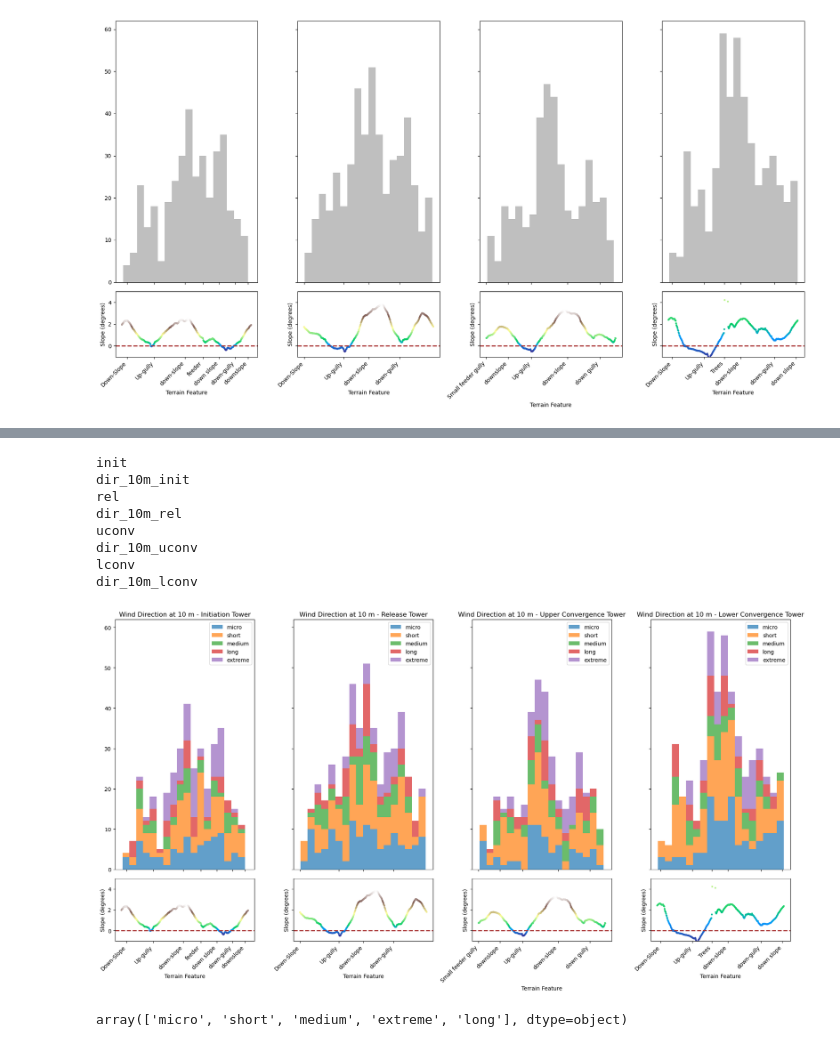
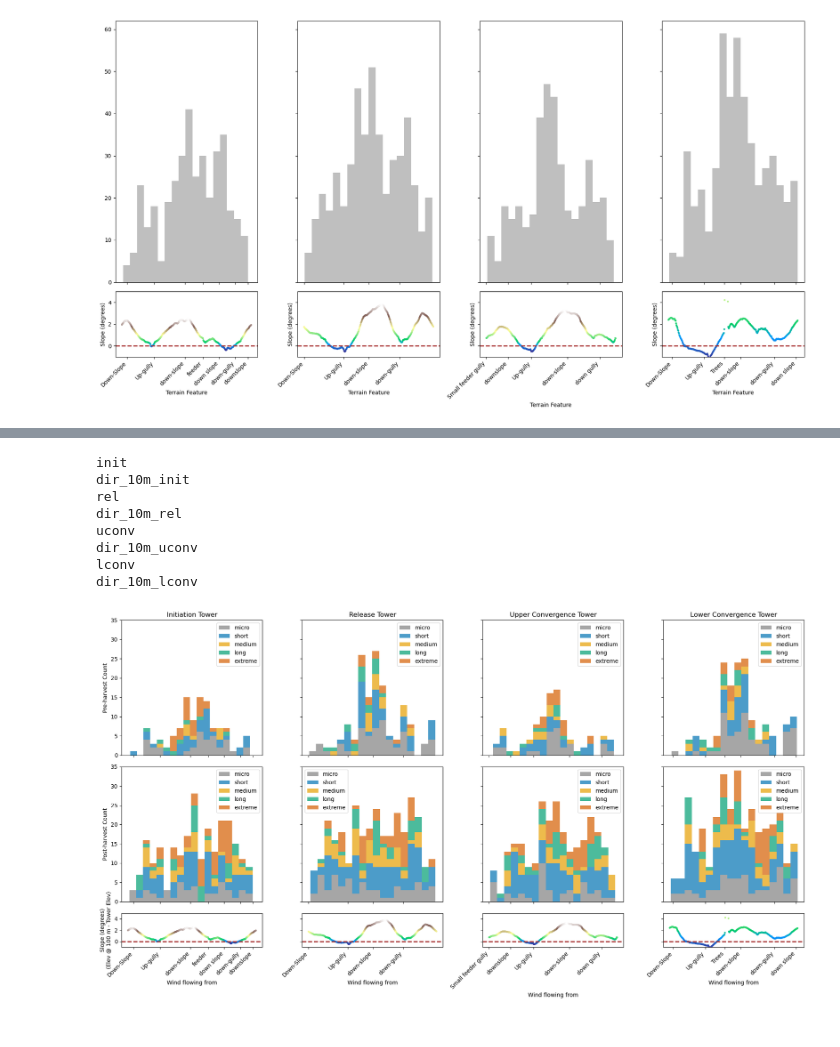
Before and after one commit to marositesUSC/SAVANT, a Jupyter notebook: topography.ipynb, the cells around one changed output, grey strips where cells are left out. Saved outputs shown, nothing was run; the diff lists cells and outputs as text; code cells hidden in the pictures.

Commit message:
Updattes for hist

```diff
--- a/topography.ipynb
+++ b/topography.ipynb
@@ -919,11 +980,11 @@ dir_10m_lconv
 # %%
 inv_classes = ['micro', 'short', 'medium', 'long', 'extreme']
+y_count_min_max = [0, 35]
 
 # plot two rows of subplots
 # Use the gridspec_kw argument to specify the height ratio of the rows
 fig, axes = plt.subplots(
-    2, 4, figsize=(18, 10), sharex='col', sharey='row',
-    gridspec_kw={'height_ratios': [1, 0.25]}
+    3, 4, figsize=(18, 10), sharex='col', sharey='row',    gridspec_kw={'height_ratios': [1, 1, 0.25]}
 )
 
 for ax, tower_key in zip(axes[0], towers.keys()):
@@ -932,52 +993,58 @@ for ax, tower_key in zip(axes[0], towers.keys()):
     print(dir_col)
     x = []
     for inv_class in inv_classes:
-        x.append(invdf[(invdf['Inv location'].str.lower().str.contains(tower_key[:-1])) & (invdf['Inv Class'].str.lower() == inv_class)][dir_col])
+        x.append(invdf[(invdf['Inv location'].str.lower().str.contains(tower_key[:-1])) & (invdf['Inv Class'].str.lower() == inv_class) & (invdf['harvest status']=='pre-harvest')][dir_col])
         # ax.hist(invdf[(invdf['Inv location'].str.lower().str.contains(tower_key[:-1])) & (invdf['Inv Class'].str.lower() == inv_class)][dir_col]
         #         , histtype='bar', stacked=True, bins=18, alpha=0.7, label=inv_class)
-    ax.hist(x, histtype='bar', stacked=True, bins=18, alpha=0.7, label=inv_classes)
-    ax.set_title(f'Wind Direction at 10 m - {towers[tower_key]["label"]}')
+    ax.hist(x, histtype='bar', stacked=True, bins=18, alpha=0.7, label=inv_classes, color=colors, density=False)
+    ax.set_title(f'{towers[tower_key]["label"]}') # (f'Frequency of Wind Direction at 10 m - {towers[tower_key]["label"]}')
     ax.legend()
-    # ax.hist(invdf[invdf['Inv location'].str.lower().str.contains(tower_key[:-1])][dir_col], bins=18, color='grey', alpha=0.5, label='All Inversions')
+    ax.set_ylim(y_count_min_max)
 
 
 for ax, tower_key in zip(axes[1], towers.keys()):
+    dir_col = [col for col in invdf.columns if tower_key[:-1] in col.lower() and 'dir_10m' in col.lower()][0]
+    x = []
+    for inv_class in inv_classes:
+        x.append(invdf[(invdf['Inv location'].str.lower().str.contains(tower_key[:-1])) & (invdf['Inv Class'].str.lower() == inv_class) & (invdf['harvest status']=='post-harvest')][dir_col])
+        # ax.hist(invdf[(invdf['Inv location'].str.lower().str.contains(tower_key[:-1])) & (invdf['Inv Class'].str.lower() == inv_class)][dir_col]
+        #         , histtype='bar', stacked=True, bins=18, alpha=0.7, label=inv_class)
+    ax.hist(x, histtype='bar', stacked=True, bins=18, alpha=0.7, label=inv_classes, color=colors, density=False)
+    ax.legend()
+    ax.set_ylim(y_count_min_max)
+
+for ax, tower_key in zip(axes[2], towers.keys()):
     # Filter the DataFrame for the current tower
     tower_points = elevation_points[elevation_points['tower'] == tower_key]
 
     # Use ax.scatter to plot the points, mapping the color to 'delta_elevation'
     # The 's' argument controls the size of the markers
     # The 'c' argument provides the data for the colormap
     sc = ax.scatter(tower_points['bearing'], tower_points['slope_degrees'],
                     s=5, c=tower_points['slope_degrees'], cmap='terrain')
 
-    # ax.set_title(towers[tower_key]['label'])
-    ax.set_xlabel('Terrain Feature')
-    ax.set_ylabel('Slope (degrees)')
+    ax.set_xlabel('Wind flowing from')
     ax.set_ylim(-1, 5)
     ax.axhline(y=0, color='brown', linestyle='--', linewidth=2)
-
-    # # Create a dummy legend for the tower line, as scatter doesn't have a label argument
-    # ax.plot([], [], label=tower_key, color='black')
-    # ax.legend()
 
     # Set custom cardinal ticks and labels
     if tower_key in tower_dir_labels:
         ax.set_xticks(tower_dir_labels[tower_key]['cardinal_ticks'])
         ax.set_xticklabels(tower_dir_labels[tower_key]['cardinal_labels'], rotation=45, ha='right')
+
+axes[0,0].set_ylabel('Pre-harvest Count')
+axes[1,0].set_ylabel('Post-harvest Count')
+axes[2,0].set_ylabel('Slope (degrees)\n(Elev @ 100 m - Tower Elev)')
+
 plt.tight_layout()
 plt.show()
 # %% [output]
 init
 dir_10m_init
 rel
 dir_10m_rel
 uconv
 dir_10m_uconv
 lconv
 dir_10m_lconv
-[figure, old version]
+[figure, new version]
-# %%
-invdf["Inv Class"].unique()
-# %% [output]
-array(['micro', 'short', 'medium', 'extreme', 'long'], dtype=object)
```
Also changed, not shown: parts of 3 cells of this notebook.
